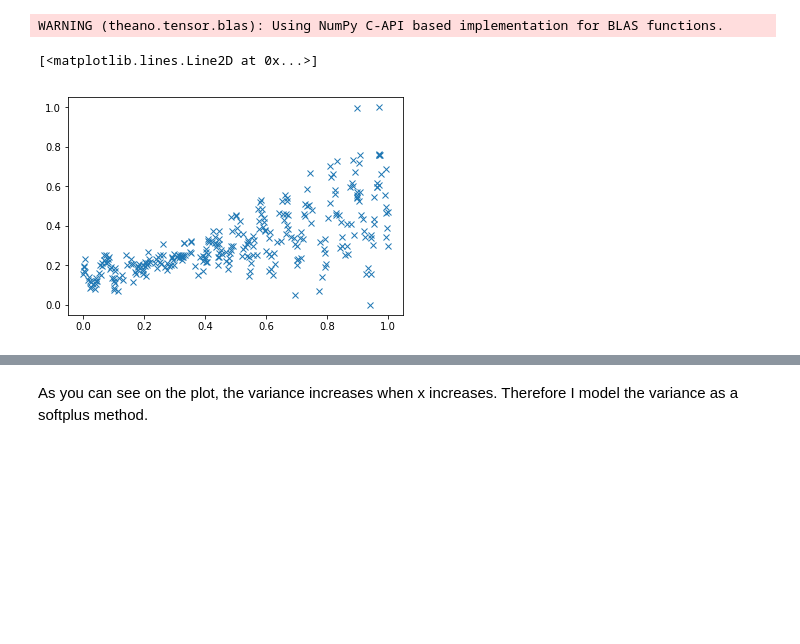
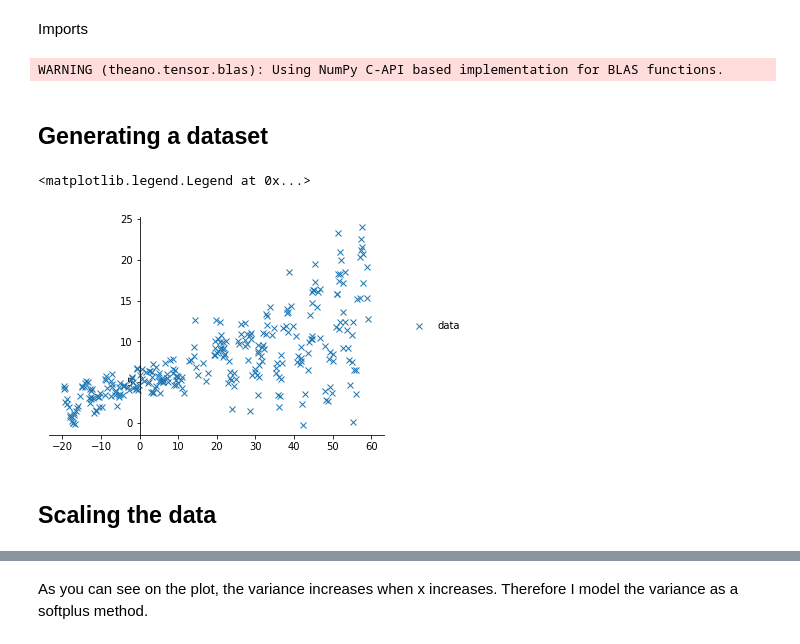
Before and after one commit to YuRiTan/prediction-uncertainty, a Jupyter notebook: notebooks/uncertainty_regression.ipynb, the cells around one changed output, grey strips where cells are left out. Drawn from its saved outputs; the diff is of its cells as text; code cells hidden in the pictures; blank space fills up the shorter version.

```diff
--- a/notebooks/uncertainty_regression.ipynb
+++ b/notebooks/uncertainty_regression.ipynb
@@ -1,3 +4,5 @@
+# %% [markdown]
+Imports
 # %%
 import numpy as np
 import matplotlib.pyplot as plt
@@ -7,3 +20,5 @@ from scipy import stats
 # %% [output]
 WARNING (theano.tensor.blas): Using NumPy C-API based implementation for BLAS functions.
+# %% [markdown]
+## Generating a dataset
 # %%
@@ -25,14 +41,24 @@ def load_dataset(n=300, n_tst=150):
     return y, x, x_tst
 
 y, x, x_tst = load_dataset()
+# %%
+ax=plt.gca();
+ax.xaxis.set_ticks_position('bottom')
+ax.yaxis.set_ticks_position('left')
+ax.spines['left'].set_position(('data', 0))
+ax.spines['top'].set_visible(False)
+ax.spines['right'].set_visible(False)
+
+plt.plot(x, y, 'x', label='data')
+plt.legend(loc='center left', fancybox=True, framealpha=0., bbox_to_anchor=(1.05, 0.5))
+# %% [output]
+<matplotlib.legend.Legend at 0x...>
+[figure, added]
+# %% [markdown]
+## Scaling the data
 # %%
 ssx = MinMaxScaler()#StandardScaler()
 x = ssx.fit_transform(x)
 
 ssy = MinMaxScaler()#StandardScaler()
 y = ssy.fit_transform(y.reshape(-1, 1))
-# %%
-plt.plot(x, y, 'x')
-# %% [output]
-[<matplotlib.lines.Line2D at 0x...>]
-[figure, removed]
```
Also changed, not shown: parts of 44 cells of this notebook.
